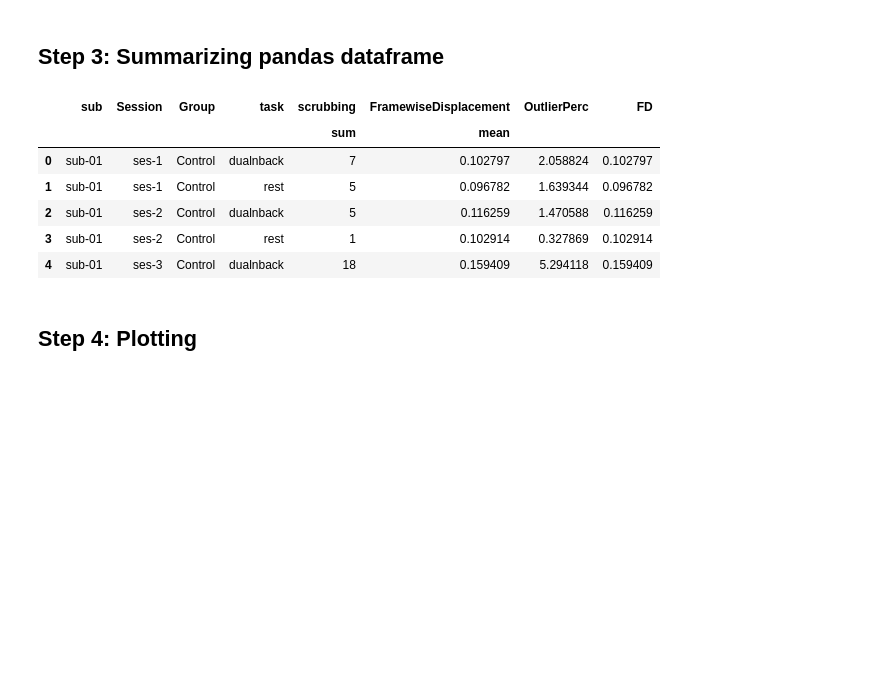
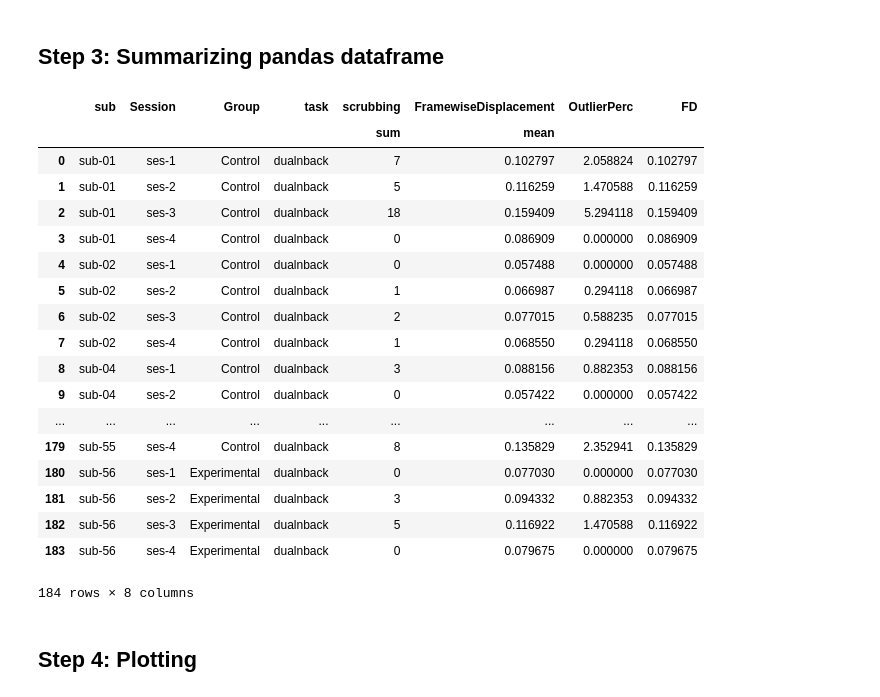
Before and after one commit to kfinc/wm-training-modularity, a Jupyter notebook: 02-fmri_data_preparation/05-motion_and_outliers_control.ipynb, the cells around one changed output. Cells and saved outputs as stored; diff of their text form; code cells hidden in the pictures; blank space fills up the shorter version.

```diff
--- a/02-fmri_data_preparation/05-motion_and_outliers_control.ipynb
+++ b/02-fmri_data_preparation/05-motion_and_outliers_control.ipynb
@@ -139,6 +134,6 @@ sub-44ses-2rest does not exist
 # %%
 # Read confounds from .csv
-confounds = pd.read_csv('/home/finc/Dropbox/Projects/LearningBrain/github/LearningBrain_networks/data/neuroimaging/coundfounds_summary.csv')
+confounds = pd.read_csv('/home/finc/Dropbox/Projects/LearningBrain/data/neuroimaging/01-extracted_timeseries/coundfounds_summary.csv')
 confounds.head()
 # %% [output]
 |  | scrubbing | sub | Session | task | no | FramewiseDisplacement | Condition | Group |
@@ -153,29 +148,41 @@ Step 3: Summarizing pandas dataframe
 # %%
 f = {'scrubbing':['sum'], 'FramewiseDisplacement':['mean']}
 
 # Total
 outlier_all = confounds.groupby(['sub','Session','Group','task']).agg(f).reset_index()
 
 outlier_all['OutlierPerc'] = [((row.scrubbing['sum']/340)*100) if row.task[0] == 'dualnback' else ((row.scrubbing['sum']/305)*100) for i, row in outlier_all.iterrows()]
 
 #outlier_all['OutlierPerc'] = (outlier_all.scrubbing['sum']/340)*100
 outlier_all['FD'] = outlier_all.FramewiseDisplacement['mean']
 
 # Grouped by condition
 outlier_cond = confounds.groupby(['sub','Session','Group', 'Condition']).agg(f).reset_index()
 outlier_cond['OutlierPerc'] = (outlier_cond.scrubbing['sum']/150)*100
 outlier_cond['FD'] = outlier_cond.FramewiseDisplacement['mean']
 
 outlier_cond = outlier_cond[outlier_cond.Condition != 'intro']
-outlier_all.head()
+outlier_all
 # %% [output]
 |  | sub | Session | Group | task | scrubbing | FramewiseDisplacement | OutlierPerc | FD |
 |  |  |  |  |  | sum | mean |  |  |
 | 0 | sub-01 | ses-1 | Control | dualnback | 7 | 0.102797 | 2.058824 | 0.102797 |
-| 1 | sub-01 | ses-1 | Control | rest | 5 | 0.096782 | 1.639344 | 0.096782 |
-| 2 | sub-01 | ses-2 | Control | dualnback | 5 | 0.116259 | 1.470588 | 0.116259 |
-| 3 | sub-01 | ses-2 | Control | rest | 1 | 0.102914 | 0.327869 | 0.102914 |
-| 4 | sub-01 | ses-3 | Control | dualnback | 18 | 0.159409 | 5.294118 | 0.159409 |
+| 1 | sub-01 | ses-2 | Control | dualnback | 5 | 0.116259 | 1.470588 | 0.116259 |
+| 2 | sub-01 | ses-3 | Control | dualnback | 18 | 0.159409 | 5.294118 | 0.159409 |
+| 3 | sub-01 | ses-4 | Control | dualnback | 0 | 0.086909 | 0.000000 | 0.086909 |
+| 4 | sub-02 | ses-1 | Control | dualnback | 0 | 0.057488 | 0.000000 | 0.057488 |
+| 5 | sub-02 | ses-2 | Control | dualnback | 1 | 0.066987 | 0.294118 | 0.066987 |
+| 6 | sub-02 | ses-3 | Control | dualnback | 2 | 0.077015 | 0.588235 | 0.077015 |
+| 7 | sub-02 | ses-4 | Control | dualnback | 1 | 0.068550 | 0.294118 | 0.068550 |
+| 8 | sub-04 | ses-1 | Control | dualnback | 3 | 0.088156 | 0.882353 | 0.088156 |
+| 9 | sub-04 | ses-2 | Control | dualnback | 0 | 0.057422 | 0.000000 | 0.057422 |
+| ... | ... | ... | ... | ... | ... | ... | ... | ... |
+| 179 | sub-55 | ses-4 | Control | dualnback | 8 | 0.135829 | 2.352941 | 0.135829 |
+| 180 | sub-56 | ses-1 | Experimental | dualnback | 0 | 0.077030 | 0.000000 | 0.077030 |
+| 181 | sub-56 | ses-2 | Experimental | dualnback | 3 | 0.094332 | 0.882353 | 0.094332 |
+| 182 | sub-56 | ses-3 | Experimental | dualnback | 5 | 0.116922 | 1.470588 | 0.116922 |
+| 183 | sub-56 | ses-4 | Experimental | dualnback | 0 | 0.079675 | 0.000000 | 0.079675 |
+184 rows × 8 columns
 # %% [markdown]
 Step 4: Plotting
 -----------------
```
Also changed, not shown: parts of 1 cell of this notebook, 4 other files.
